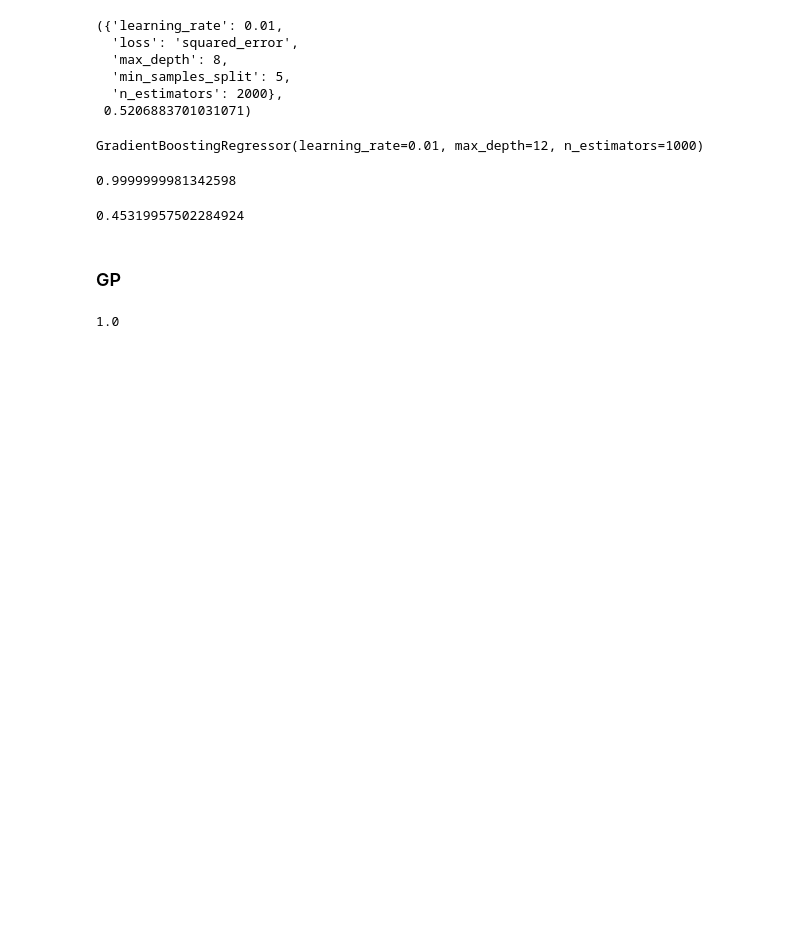
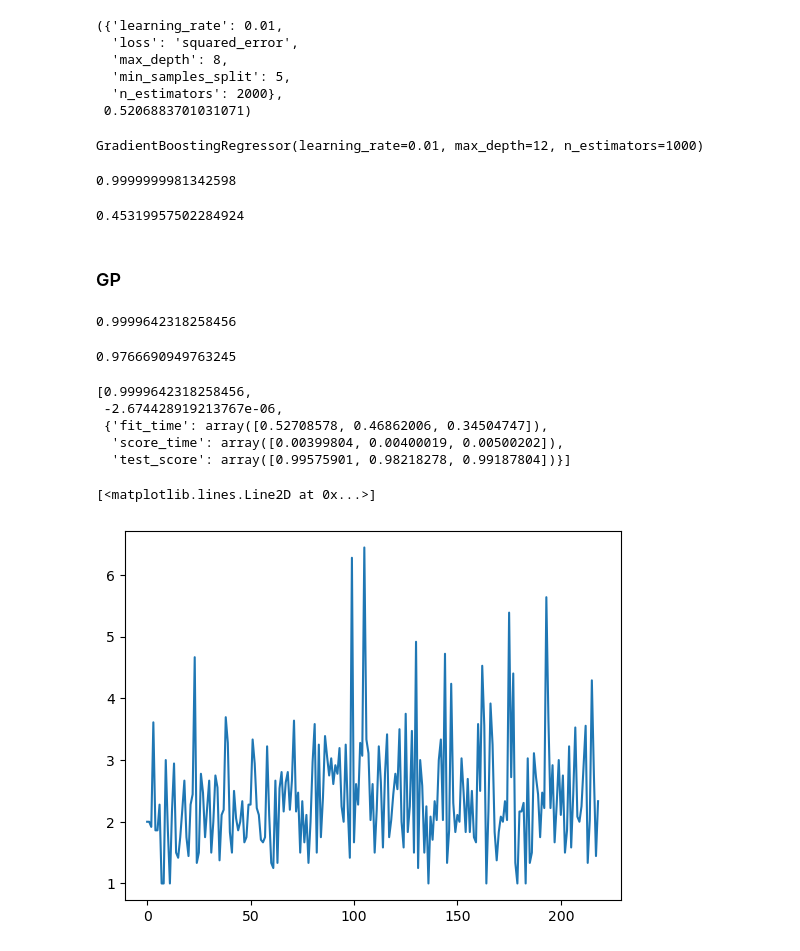
Before and after one commit to Max10-afk/chin_group_project, a Jupyter notebook: data_analysis.ipynb, the cells around one changed output. Cells and saved outputs as stored; diff of their text form; code cells hidden in the pictures; blank space fills up the shorter version.

```diff
--- a/data_analysis.ipynb
+++ b/data_analysis.ipynb
@@ -110,17 +71,0 @@ all_data[my_features]
-# %%
-all_fp_data = pd.read_csv("fp_dataframe.csv")
-all_data = pd.read_csv("molecules_descriptors_mordred.csv")
-print(all_data.shape)
-# tox_outlier = np.argmax(all_data["compound_toxicity"])
-#all_data = all_data.drop(tox_outlier)
-fp_data =  all_fp_data.drop(all_fp_data.columns[[0, 1, -1]], axis=1)
-# fp_data = fp_data.drop(tox_outlier)
-pw_dist = pairwise_distances(fp_data, n_jobs = -1)
-avg_pw_dist = np.mean(pw_dist, axis=0).reshape(-1, 1)
-scaler = StandardScaler()
-all_data.insert(3, "avg_pw_dist", avg_pw_dist)
-all_data = all_data[my_features]
-X_train, X_test, y_train, y_test = train_test_split(all_data.drop(all_data.columns[-1], axis=1), all_data.iloc[:,-1],
-                                                    test_size=0.4, random_state=2)
-scaled_x_train = scaler.fit_transform(X_train)
-scaled_x_test = scaler.fit_transform(X_test)
@@ -129,3 +74,9 @@ scaled_x_test = scaler.fit_transform(X_test)
+# %%
+all_data_subset = all_data[sfs_columns]
+X_train, X_test, y_train, y_test = train_test_split(all_data_subset.drop(all_data_subset.columns[-1], axis=1), all_data_subset.iloc[:,-1],
+                                                    test_size=0.4, random_state=2)
+scaled_x_train_sub = scaler.fit_transform(X_train)
+scaled_x_test_sub = scaler.fit_transform(X_test)
 # %%
 print(all_data_corr.index[np.argsort(np.abs(all_data_corr["compound_toxicity"].to_numpy()))][-2])
 all_data_corr["compound_toxicity"][np.argsort(np.abs(all_data_corr["compound_toxicity"].to_numpy()))][-2]
@@ -194,7 +147,7 @@ model_scorer(clf1, scaled_x_train, y_train, cv=4)
 # %% [markdown]
 Forward feature selection with 3 x CV
 # %%
-sfs = SequentialFeatureSelector(clf1, n_features_to_select=20, direction="forward", cv = 3, n_jobs=-1,
+sfs = SequentialFeatureSelector(clf1, n_features_to_select=300, direction="forward", cv = 3, n_jobs=-1,
                                 scoring="r2")
 sfs.fit(scaled_x_train, y_train)
 clf1.fit(scaled_x_train[:,sfs.get_support()], y_train)
@@ -460,4 +404,16 @@ gp_rbf = GaussianProcessRegressor(kernel=kernel, random_state=1).fit(scaled_x_tr
 # %%
-gp_rbf.score(scaled_x_train, y_train)
+gp_rbf.score(scaled_x_train_sub, y_train)
 # %% [output]
-1.0
+0.9999642318258456
+# %%
+gp_rbf.score(scaled_x_test_sub, y_test)
+# %% [output]
+0.9766690949763245
+# %%
+model_scorer(gp_rbf, scaled_x_train_sub, y_train, cv = 3)
+# %% [output]
+[0.9999642318258456,
+ -2.674428919213767e-06,
+ {'fit_time': array([0.52708578, 0.46862006, 0.34504747]),
+  'score_time': array([0.00399804, 0.00400019, 0.00500202]),
+  'test_score': array([0.99575901, 0.98218278, 0.99187804])}]
@@ -463,0 +422,5 @@ gp_rbf.score(scaled_x_train, y_train)
+# %%
+plt.plot(np.arange(0, y_train.shape[0]), y_train, label="Expected signal")
+# %% [output]
+[<matplotlib.lines.Line2D at 0x...>]
+[figure, added]
```
Also changed, not shown: parts of 25 cells of this notebook.
